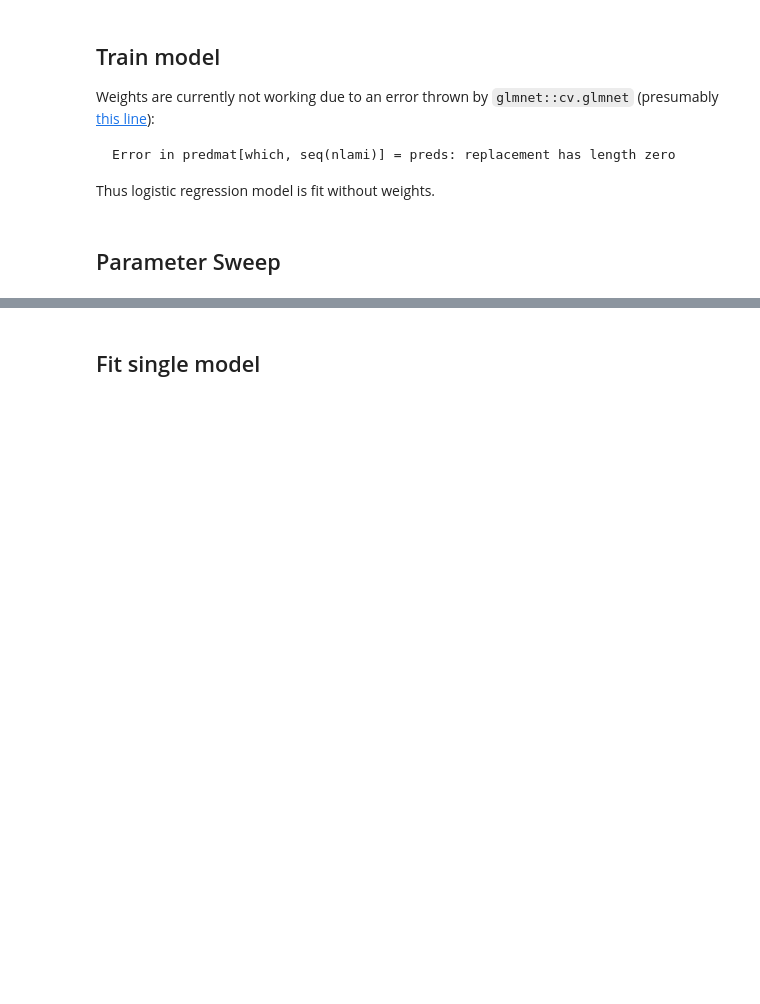
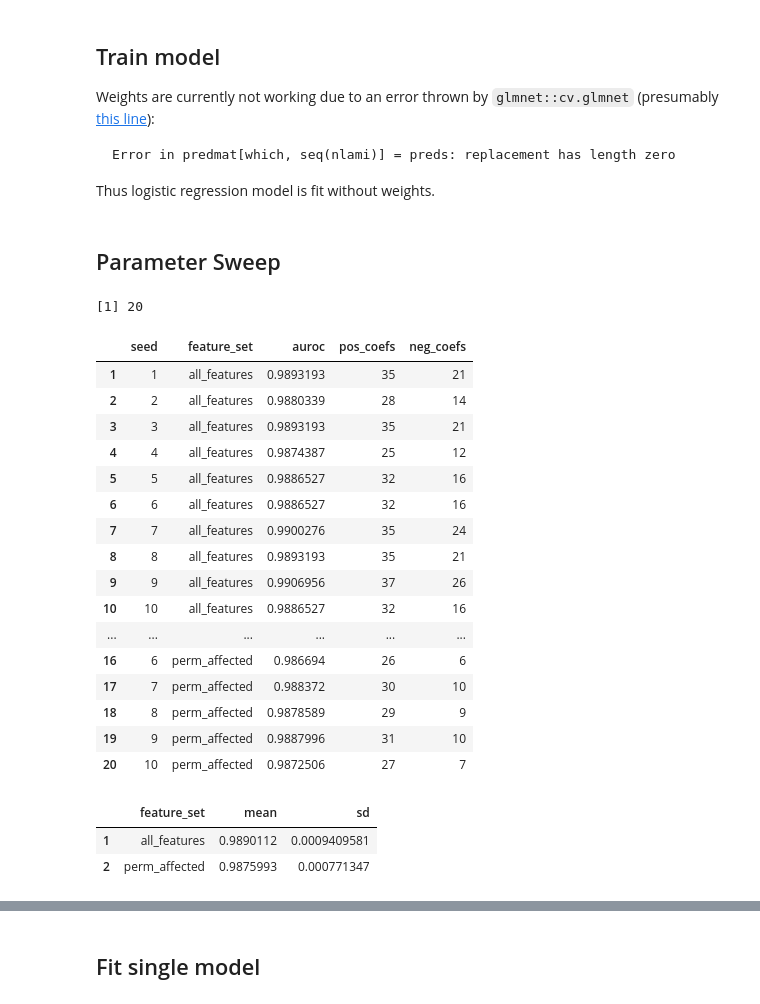
Before and after one commit to dhimmel/learn, a Jupyter notebook: all-features/rlearn.ipynb, the cells around one changed output, grey strips where cells are left out. Drawn from its saved outputs; the diff is of its cells as text; code cells hidden in the pictures; blank space fills up the shorter version.

Commit message:
Compare all features to perm-affected features

```diff
--- a/all-features/rlearn.ipynb
+++ b/all-features/rlearn.ipynb
@@ -12,5 +12,5 @@ set.seed(0)
 dwpc_mat_df = readr::read_tsv('data/matrix/hetio-ind/DWPC-spread.tsv.bz2')
 # %%
 auroc_df = readr::read_tsv('data/auroc.tsv')
-#auroc_df = auroc_df %>% dplyr::filter(fdr_pval_auroc <= 0.05)
+perm_affected = dplyr::filter(auroc_df, fdr_pval_auroc <= 0.05)$feature
 head(auroc_df, 2)
@@ -34,7 +55,11 @@ head(dwpc_mat_df, 2)
 # %%
 features = auroc_df$feature
-X = dwpc_mat_df %>%
+X_list = list()
+X_list$all_features = X = dwpc_mat_df %>%
   dplyr::select(one_of(features)) %>%
+  as.matrix()
+X_list$perm_affected = dwpc_mat_df %>%
+  dplyr::select(one_of(unique(c('compound_treats', 'disease_treats', perm_affected)))) %>%
   as.matrix()
 y = dwpc_mat_df$status
 w = as.numeric(weight_map[as.character(y)])
@@ -58,13 +81,13 @@ Thus logistic regression model is fit without weights.
 # %%
 results = list()
 i = 1
-for (measure in c('deviance', 'auc')) {
+for (feature_set in names(X_list)) {
   for (seed in 1:10) {
-    elem = list(seed = seed, measure = measure)
-    elem$fit = hetior::glmnet_train(X = X, y = y, alpha = 1, cores=12, type.measure=measure, seed=seed)
+    elem = list(seed = seed, feature_set = feature_set)
+    elem$fit = hetior::glmnet_train(X = X_list[[feature_set]], y = y, alpha = 1, cores=12, seed=seed)
     elem$coef_df = elem$fit$coef_df %>%
       dplyr::filter(zcoef != 0) %>%
-      dplyr::mutate(seed = seed, measure = measure)
+      dplyr::mutate(seed = seed, feature_set = feature_set)
     elem$pos_coefs = sum(elem$coef_df$zcoef > 0)
     elem$neg_coefs = sum(elem$coef_df$zcoef < 0)
     results[[i]] = elem
@@ -72,19 +95,46 @@ for (measure in c('deviance', 'auc')) {
   }
 }
 length(results)
+# %% [output]
+[1] 20
 # %%
 sweep_summary_df = do.call(rbind, lapply(results, function(x) {dplyr::data_frame(
     seed = x$seed,
-    measure = x$measure,
+    feature_set = x$feature_set,
     auroc = x$fit$vtm$auroc,
     pos_coefs = x$pos_coefs,
     neg_coefs = x$neg_coefs
 )}))
 sweep_summary_df
+# %% [output]
+|  | seed | feature_set | auroc | pos_coefs | neg_coefs |
+| 1 | 1 | all_features | 0.9893193 | 35 | 21 |
+| 2 | 2 | all_features | 0.9880339 | 28 | 14 |
+| 3 | 3 | all_features | 0.9893193 | 35 | 21 |
+| 4 | 4 | all_features | 0.9874387 | 25 | 12 |
+| 5 | 5 | all_features | 0.9886527 | 32 | 16 |
+| 6 | 6 | all_features | 0.9886527 | 32 | 16 |
+| 7 | 7 | all_features | 0.9900276 | 35 | 24 |
+| 8 | 8 | all_features | 0.9893193 | 35 | 21 |
+| 9 | 9 | all_features | 0.9906956 | 37 | 26 |
+| 10 | 10 | all_features | 0.9886527 | 32 | 16 |
+| ... | ... | ... | ... | ... | ... |
+| 16 | 6 | perm_affected | 0.986694 | 26 | 6 |
+| 17 | 7 | perm_affected | 0.988372 | 30 | 10 |
+| 18 | 8 | perm_affected | 0.9878589 | 29 | 9 |
+| 19 | 9 | perm_affected | 0.9887996 | 31 | 10 |
+| 20 | 10 | perm_affected | 0.9872506 | 27 | 7 |
 # %%
 sweep_summary_df %>%
-  dplyr::group_by(measure) %>%
-  dplyr::summarize(mean(auroc))
+  dplyr::group_by(feature_set) %>%
+  dplyr::summarize(
+    mean = mean(auroc),
+    sd = sd(auroc)
+  )
+# %% [output]
+|  | feature_set | mean | sd |
+| 1 | all_features | 0.9890112 | 0.0009409581 |
+| 2 | perm_affected | 0.9875993 | 0.000771347 |
 # %%
 sweep_coef_df = do.call(rbind, lapply(results, function(x) {x$coef_df}))
 sweep_feature_df = sweep_coef_df %>%
```
Also changed, not shown: parts of 10 cells of this notebook, 4 other files.
